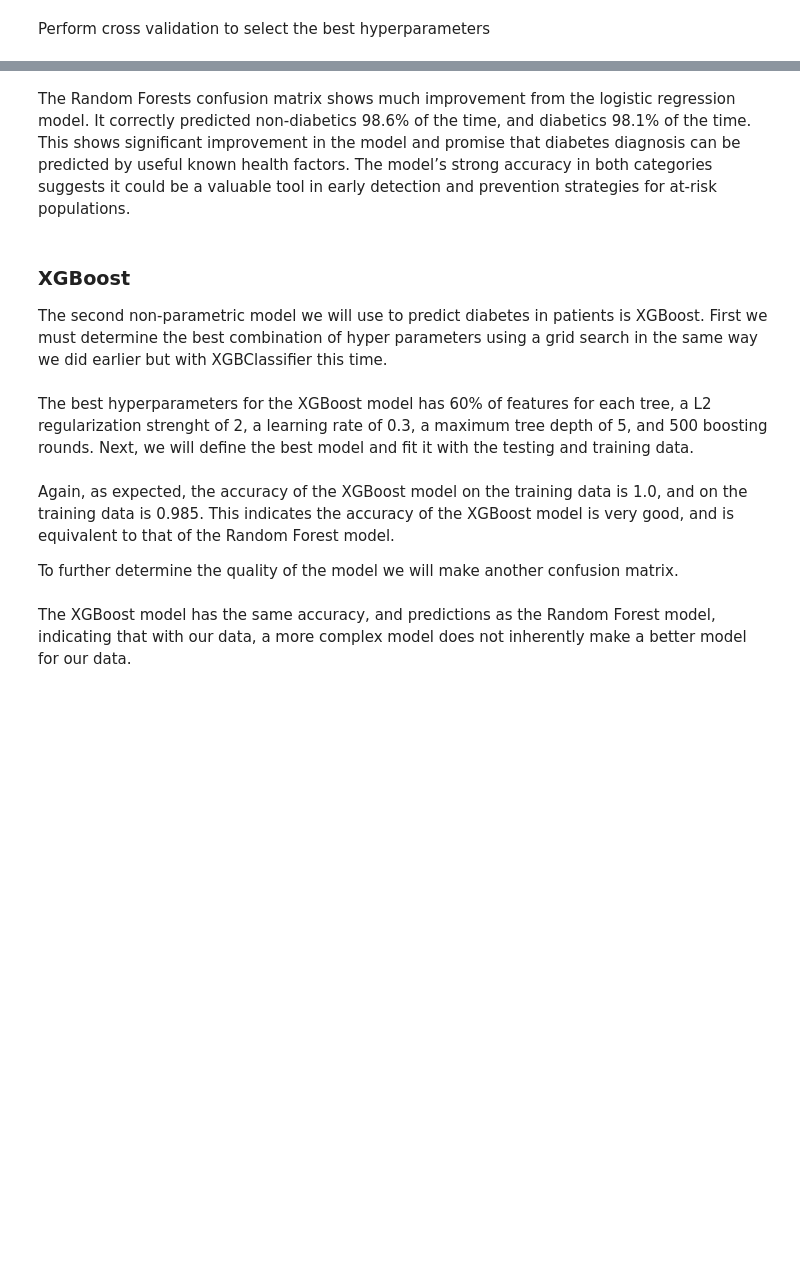
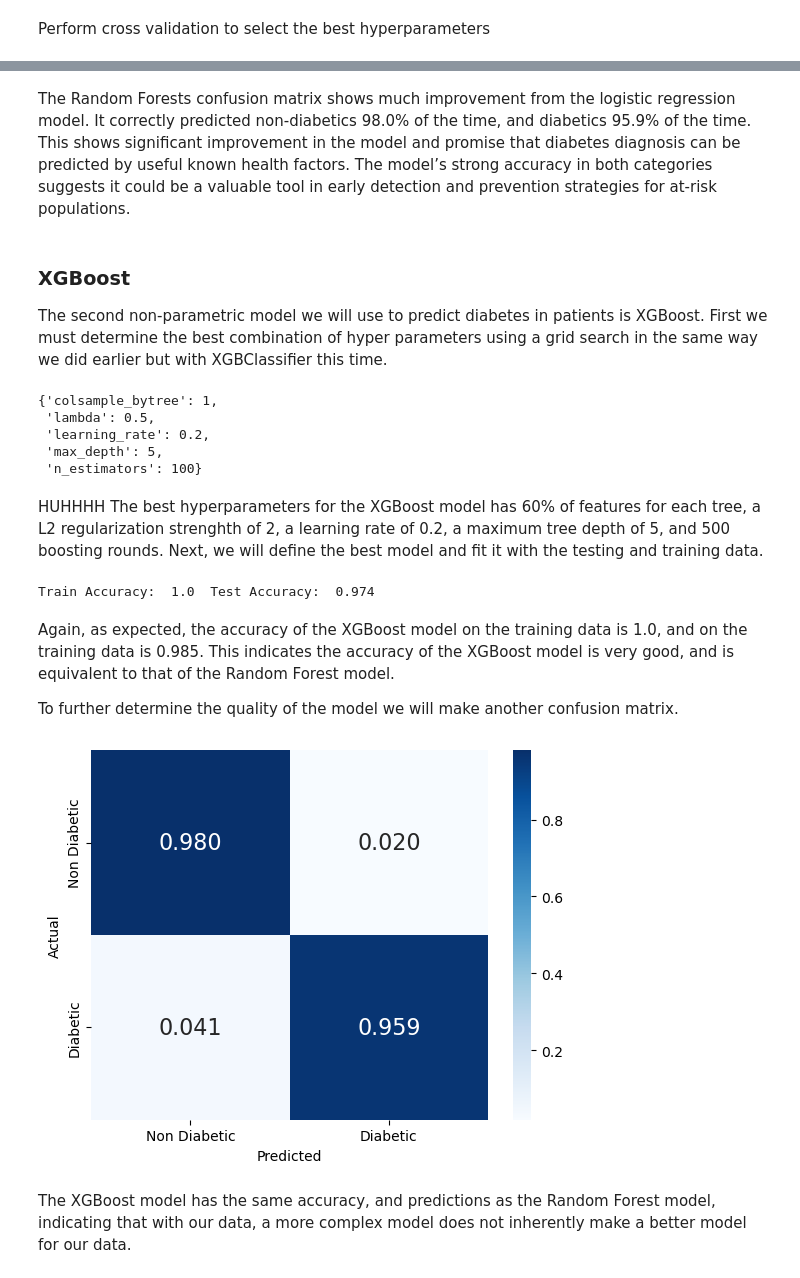
Before and after one commit to estasko/data_science_pinnacle, a Jupyter notebook: main.ipynb, the cells around one changed output, grey strips where cells are left out. Saved outputs shown, nothing was run; the diff lists cells and outputs as text; code cells hidden in the pictures; blank space fills up the shorter version.

```diff
--- a/main.ipynb
+++ b/main.ipynb
@@ -491,5 +661,5 @@ plt.title("Confusion Matrix for Random Forest");
 # %% [markdown]
-The Random Forests confusion matrix shows much improvement from the logistic regression model. It correctly predicted non-diabetics 98.6% of the time, and diabetics 98.1% of the time. This shows significant improvement in the model and promise that diabetes diagnosis can be predicted by useful known health factors. The model’s strong accuracy in both categories suggests it could be a valuable tool in early detection and prevention strategies for at-risk populations.
+The Random Forests confusion matrix shows much improvement from the logistic regression model. It correctly predicted non-diabetics 98.0% of the time, and diabetics 95.9% of the time. This shows significant improvement in the model and promise that diabetes diagnosis can be predicted by useful known health factors. The model’s strong accuracy in both categories suggests it could be a valuable tool in early detection and prevention strategies for at-risk populations.
 # %% [markdown]
 
 ### XGBoost
@@ -523,8 +693,8 @@ grid_search = GridSearchCV(
 gs_results = (
     grid_search
     .fit(
-        x_train, y_train,
-        eval_set = [(x_test, y_test)],
+        x_train_insulin, y_train_insulin,
+        eval_set = [(x_test_insulin, y_test_insulin)],
         verbose = False
     )
 )
@@ -532,8 +702,14 @@ gs_results = (
 #define the best parameters
 best_hps = grid_search.best_params_
 best_hps
+# %% [output]
+{'colsample_bytree': 1,
+ 'lambda': 0.5,
+ 'learning_rate': 0.2,
+ 'max_depth': 5,
+ 'n_estimators': 100}
 # %% [markdown]
-The best hyperparameters for the XGBoost model has 60% of features for each tree, a L2 regularization strenght of 2, a learning rate of 0.3, a maximum tree depth of 5, and 500 boosting rounds.
+HUHHHH The best hyperparameters for the XGBoost model has 60% of features for each tree, a L2 regularization strenghth of 2, a learning rate of 0.2, a maximum tree depth of 5, and 500 boosting rounds.
 Next, we will define the best model and fit it with the testing and training data.
 # %%
 #define the best model and fit to data
@@ -544,39 +720,43 @@ xgb_best_model = (
         early_stopping_rounds = 20
     )
     .fit(
-        x_train, y_train,
-        eval_set = [(x_test, y_test)],
+        x_train_insulin, y_train_insulin,
+        eval_set = [(x_test_insulin, y_test_insulin)],
         verbose = False
     )
 )
 
 # Calculating the accuracy of the model
-accuracy_xgb_tuned = best_model.score(x_test, y_test)
-print('Train Accuracy: ',best_model.score(x_train, y_train), ' Test Accuracy: ', accuracy_xgb_tuned.round(3))
+accuracy_xgb_tuned = xgb_best_model.score(x_test_insulin, y_test_insulin)
+print('Train Accuracy: ',xgb_best_model.score(x_train_insulin, y_train_insulin), ' Test Accuracy: ', round(accuracy_xgb_tuned, 3))
+# %% [output]
+Train Accuracy:  1.0  Test Accuracy:  0.974
 # %% [markdown]
 Again, as expected, the accuracy of the XGBoost model on the training data is 1.0, and on the training data is 0.985. This indicates the accuracy of the XGBoost model is very good, and is equivalent to that of the Random Forest model.
 
 To further determine the quality of the model we will make another confusion matrix.
 # %%
 # Determine the predicted y values from the best model
-xgb_y_pred = best_model.predict(X = x_test)
+xgb_y_pred = xgb_best_model.predict(X = x_test_insulin)
 
 # Create a normalized confusion matrix of true/ false positives and negatives
 XGB_confusion_matrix = confusion_matrix(
-    y_true = y_test,
+    y_true = y_test_insulin,
     y_pred = xgb_y_pred,
     normalize = 'true'
 )
 # Display the confusion matrix
 sns.heatmap(XGB_confusion_matrix,
            annot = True,
            fmt = '.3f',
            cmap = 'Blues',
            annot_kws = {'size': 16},
            xticklabels = ['Non Diabetic','Diabetic'],
            yticklabels = ['Non Diabetic','Diabetic'])
 plt.xlabel("Predicted")
 plt.ylabel("Actual");
+# %% [output]
+[figure, added]
 # %% [markdown]
 The XGBoost model has the same accuracy, and predictions as the Random Forest model, indicating that with our data, a more complex model does not inherently make a better model for our data.
 # %% [markdown]
```
Also changed, not shown: parts of 49 cells of this notebook.
